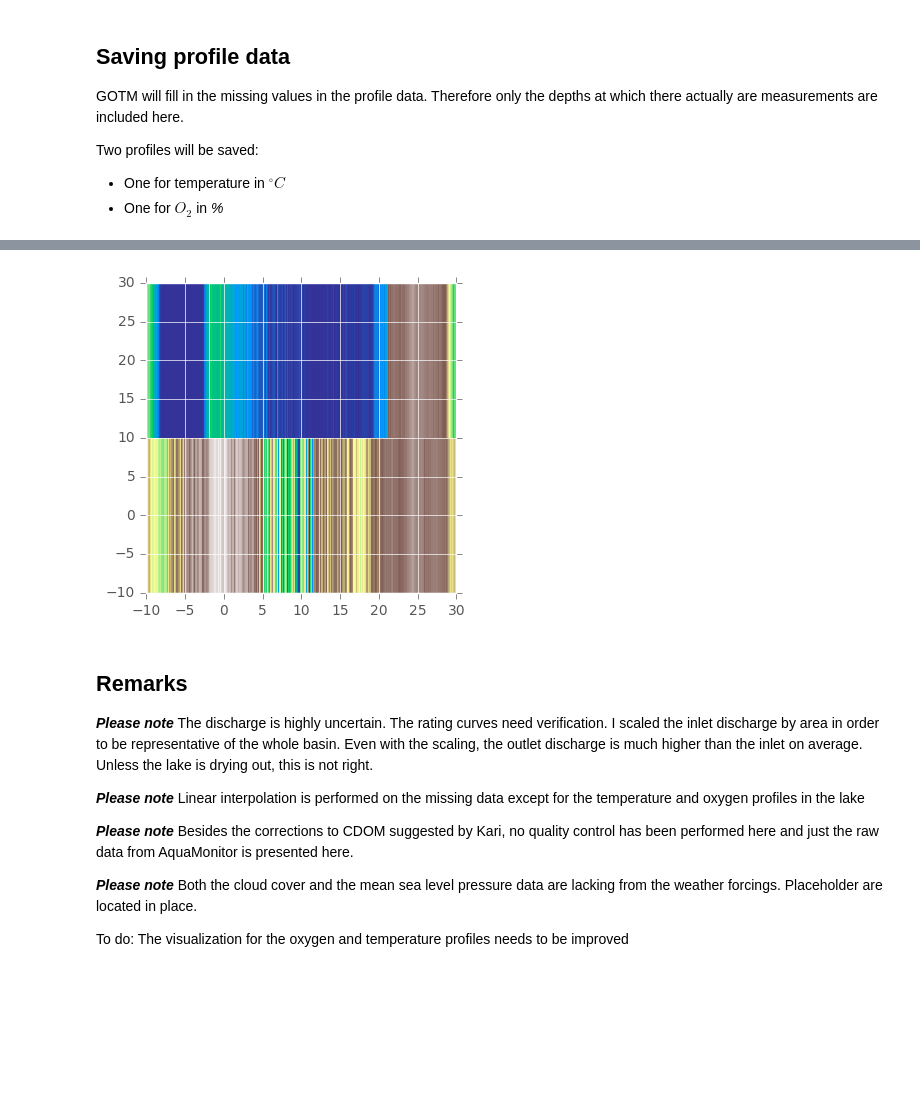
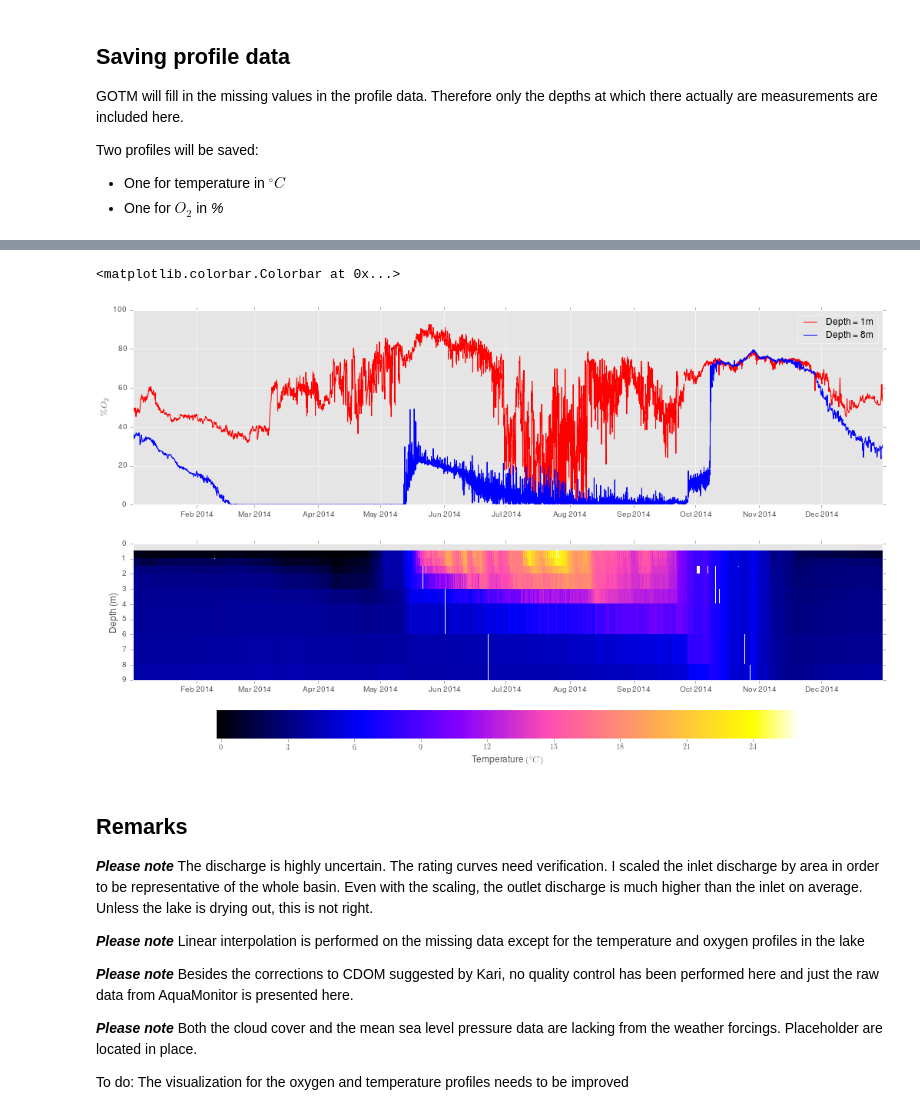
Before and after one commit to Lecheps/PROGNOS_data, a Jupyter notebook: PROGNOS_preprocessing.ipynb, the cells around one changed output, grey strips where cells are left out. Saved outputs shown, nothing was run; the diff lists cells and outputs as text; code cells hidden in the pictures; blank space fills up the shorter version.

Commit message:
Added visualization for O2 and temperature profiles
Line plot for O2 and colormap for temperature

```diff
--- a/PROGNOS_preprocessing.ipynb
+++ b/PROGNOS_preprocessing.ipynb
@@ -64,7 +63,7 @@ Paths to python libraries:
 username,password = login()
 
 #Folder where the downloaded data will be saved
-root = "./DownloadedData"
+root = "./DownloadedData/"
 # %% [output]
 Username: [JLG]
 Password: ········
@@ -262,24 +321,39 @@ Two profiles will be saved:
+# %%
+#Visualization
+fig, axes = plt.subplots(nrows = 2, ncols = 1, figsize = (17.5, 10))
+rc('text', usetex=True)
+
+O2_y = np.r_[unik_depth_O2, unik_depth_O2[-1] + 0.5]
+O2_x = np.r_[date_x,date_x[-1]+1]
+ma = np.ma.array(O2, mask=np.isnan(O2))
+cmap = matplotlib.cm.gist_heat_r #jet #afmhot_r
+cmap.set_bad('white',1.)
+axes[0].plot(date_x,O2[1,:],'r-',label = "Depth = 1m")#, \
+axes[0].plot(date_x,O2[7,:],'b-',label = "Depth = 8m")
+axes[0].legend()
+axes[0].set_ylabel(r'$\%O_{2}$')
+
+
+t_y = np.r_[unik_depth_t, unik_depth_t[-1] + 1]
+t_x = O2_x
+mat = np.ma.array(t, mask=np.isnan(t))
+cmap = matplotlib.cm.gnuplot2 #afmhot_r
+cmap.set_bad('white',1.)
+im = axes[1].pcolormesh(t_x, t_y, mat, cmap = cmap)
+axes[1].set_ylabel('Depth (m)')
+
+
+axes[1].invert_yaxis()
+plt.colorbar(im, orientation='horizontal', ax = axes[1], label =r'Temperature $\left(^{\circ}C\right)$')
+# %% [output]
+<matplotlib.colorbar.Colorbar at 0x...>
+[figure, added]
 # %%
-#Storing profile data in an array for visualization
-t = []
-O2 = []
-for i in allData['lake'].index.unique() :
-    subset = allData['lake'].iloc[allData['lake'].index == i, :]
-    subset = subset.values
-    t.append(subset[:,3])
-    if np.sum(subset[:,2]== subset[:,2]) == 2 :
-        O2.append(subset[subset[:,2] == subset[:,2],2])
+#Saving the temperature and oxygen profiles in gotm format. Saving only depth and timesteps for which data exist.
 
-O2 = np.matrix(O2)
-O2 = O2.transpose()
-#Visualization. this needs to be improved
-plt.imshow(O2,interpolation='none', origin='lower',cmap=plt.cm.terrain,extent=(-10,30,-10,30))
-
-#Saving temperature and oxygen profiles
 fid = open('langtjern-lake-temp.dat','w')
 fox = open('langtjern-lake-O2-percentage.dat','w')
 
-#Saving the temperature and oxygen profiles. Saving only depth and timesteps for which there are data
 for i in allData['lake'].index.unique() :
     subset = allData['lake'].iloc[allData['lake'].index == i, :]#There has to be a more efficient way of doing this
     idx_O2 = subset.iloc[:,2] == subset.iloc[:,2]
@@ -299,8 +373,6 @@ for i in allData['lake'].index.unique() :
 
 fid.close()
 fox.close()
-# %% [output]
-[figure, removed]
 # %% [markdown]
 ## Remarks
 
```
Also changed, not shown: parts of 4 cells of this notebook.
